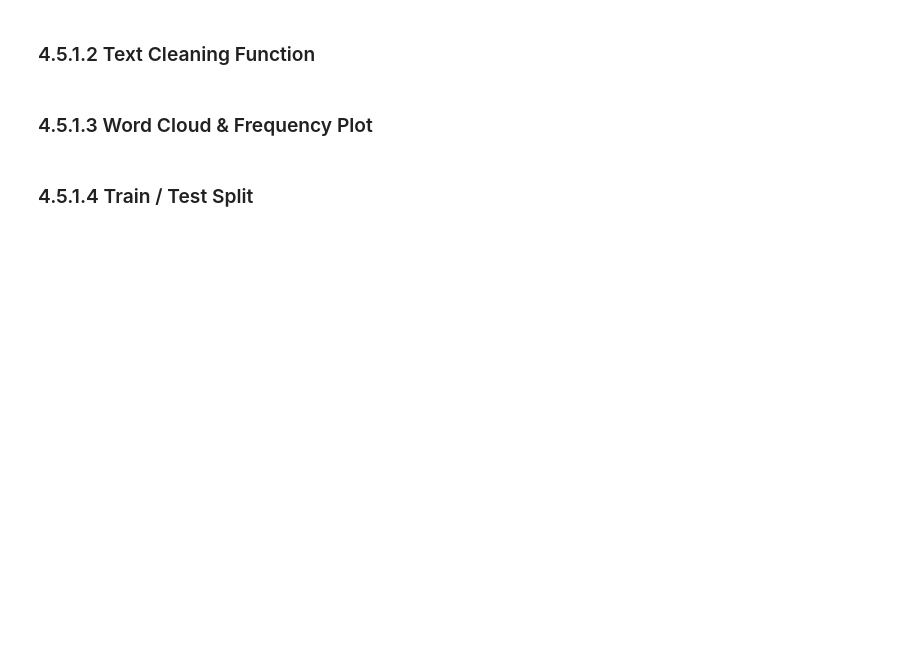
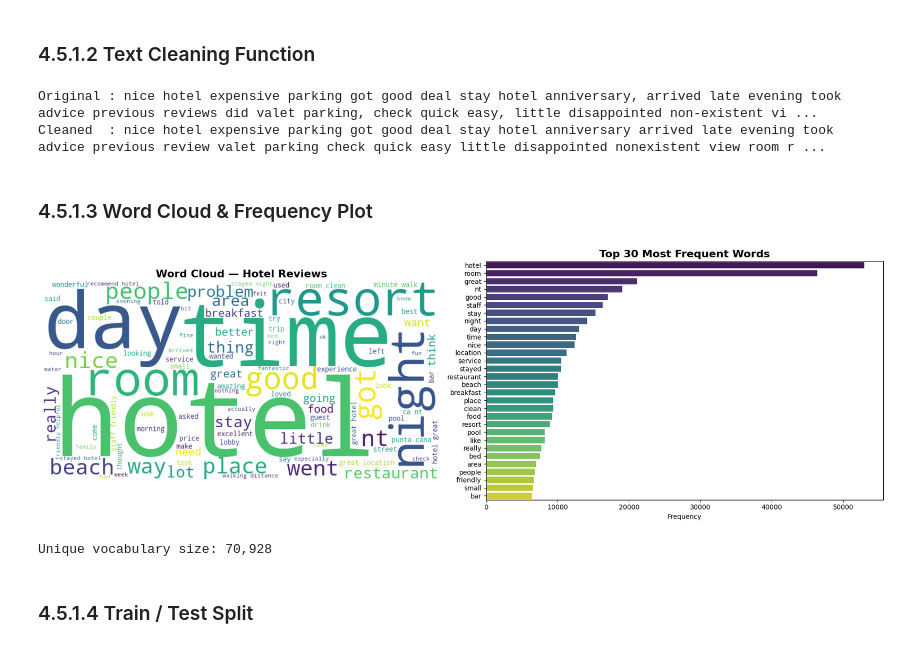
Before and after one commit to nl-codes/6CS012-Artificial-Intelligence-and-Machine-Learning, a Jupyter notebook: assessment/nlp_task/nlp-task.ipynb, the cells around one changed output. Drawn from its saved outputs; the diff is of its cells as text; code cells hidden in the pictures; blank space fills up the shorter version.

Commit message:
run on hotel data set

```diff
--- a/assessment/nlp_task/nlp-task.ipynb
+++ b/assessment/nlp_task/nlp-task.ipynb
@@ -133,0 +111,13 @@ df.head()
+# %%
+# ─────────────────────────────────────────────────────────────────────────────
+# Load the Hotel Review dataset.
+# Expected columns: 'Review' (text) and 'Rating' (integer 1–5).
+# If you have a local CSV file, replace the path below.
+# ─────────────────────────────────────────────────────────────────────────────
+
+# ── Option A: Load from a local CSV file ─────────────────────────────────────
+df = pd.read_csv("Dataset/Hotel_Reviews.csv")
+
+print(f"Dataset shape : {df.shape}")
+print(f'Rating distribution:\n{df["Rating"].value_counts().sort_index()}')
+df.head()
@@ -142,7 +148,7 @@ df.head()
 #   to keep root forms for the vocabulary.
 # ─────────────────────────────────────────────────────────────────────────────
 
-STOP_WORDS = set(stopwords.words('english'))
+STOP_WORDS = set(stopwords.words("english"))
 lemmatizer = WordNetLemmatizer()
 
 
@@ -156,16 +162,16 @@ def clean_text(text: str) -> str:
     text = text.lower()
 
     # 3. Remove URLs
-    text = re.sub(r'https?://\S+|www\.\S+', '', text)
+    text = re.sub(r"https?://\S+|www\.\S+", "", text)
 
     # 4. Remove @mentions and #hashtags
-    text = re.sub(r'@\w+|#\w+', '', text)
+    text = re.sub(r"@\w+|#\w+", "", text)
 
     # 5. Remove numbers
-    text = re.sub(r'\d+', '', text)
+    text = re.sub(r"\d+", "", text)
 
     # 6. Remove special characters (keep only alphabetic + spaces)
-    text = re.sub(r'[^a-z\s]', '', text)
+    text = re.sub(r"[^a-z\s]", "", text)
 
     # 7. Tokenise, remove stopwords, lemmatise
     tokens = text.split()
@@ -175,53 +181,52 @@ def clean_text(text: str) -> str:
         if tok not in STOP_WORDS and len(tok) > 1
     ]
 
-    return ' '.join(tokens)
+    return " ".join(tokens)
 
 
 # Apply to the entire corpus
-df['clean_review'] = df['Review'].apply(clean_text)
+df["clean_review"] = df["Review"].apply(clean_text)
 
 # Sanity check
-print('Original :', df['Review'].iloc[0])
-print('Cleaned  :', df['clean_review'].iloc[0])
+print("Original :", df["Review"].iloc[0])
+print("Cleaned  :", df["clean_review"].iloc[0])
+# %% [output]
+Original : nice hotel expensive parking got good deal stay hotel anniversary, arrived late evening took advice previous reviews did valet parking, check quick easy, little disappointed non-existent vi ...
+Cleaned  : nice hotel expensive parking got good deal stay hotel anniversary arrived late evening took advice previous review valet parking check quick easy little disappointed nonexistent view room r ...
 # %% [markdown]
 ### 4.5.1.3 Word Cloud & Frequency Plot
 # %%
 # ─────────────────────────────────────────────────────────────────────────────
 # Visualise the most frequent tokens in the cleaned corpus.
 # ─────────────────────────────────────────────────────────────────────────────
 
-all_words = ' '.join(df['clean_review'])
+all_words = " ".join(df["clean_review"])
 word_freq = Counter(all_words.split())
 
 fig, axes = plt.subplots(1, 2, figsize=(18, 6))
 
 # ── Word Cloud ────────────────────────────────────────────────────────────────
 wc = WordCloud(
-    width=800, height=400,
-    background_color='white',
-    colormap='viridis',
-    max_words=100
+    width=800, height=400, background_color="white", colormap="viridis", max_words=100
 ).generate(all_words)
 
-axes[0].imshow(wc, interpolation='bilinear')
-axes[0].axis('off')
-axes[0].set_title('Word Cloud — Hotel Reviews', fontsize=16, fontweight='bold')
+axes[0].imshow(wc, interpolation="bilinear")
+axes[0].axis("off")
+axes[0].set_title("Word Cloud — Hotel Reviews", fontsize=16, fontweight="bold")
 
 # ── Top-30 Frequency Bar Chart ────────────────────────────────────────────────
-top_words = pd.DataFrame(word_freq.most_common(30), columns=['Word', 'Count'])
-sns.barplot(
-    data=top_words, x='Count', y='Word',
-    palette='viridis', ax=axes[1]
-)
-axes[1].set_title('Top 30 Most Frequent Words', fontsize=16, fontweight='bold')
-axes[1].set_xlabel('Frequency')
-axes[1].set_ylabel('')
+top_words = pd.DataFrame(word_freq.most_common(30), columns=["Word", "Count"])
+sns.barplot(data=top_words, x="Count", y="Word", palette="viridis", ax=axes[1])
+axes[1].set_title("Top 30 Most Frequent Words", fontsize=16, fontweight="bold")
+axes[1].set_xlabel("Frequency")
+axes[1].set_ylabel("")
 
 plt.tight_layout()
-plt.savefig('wordcloud_freq.png', dpi=150, bbox_inches='tight')
 plt.show()
-print(f'Unique vocabulary size: {len(word_freq):,}')
+print(f"Unique vocabulary size: {len(word_freq):,}")
+# %% [output]
+[figure, added]
+Unique vocabulary size: 70,928
 # %% [markdown]
 ### 4.5.1.4 Train / Test Split
 # %%
```
Also changed, not shown: parts of 20 cells of this notebook.
